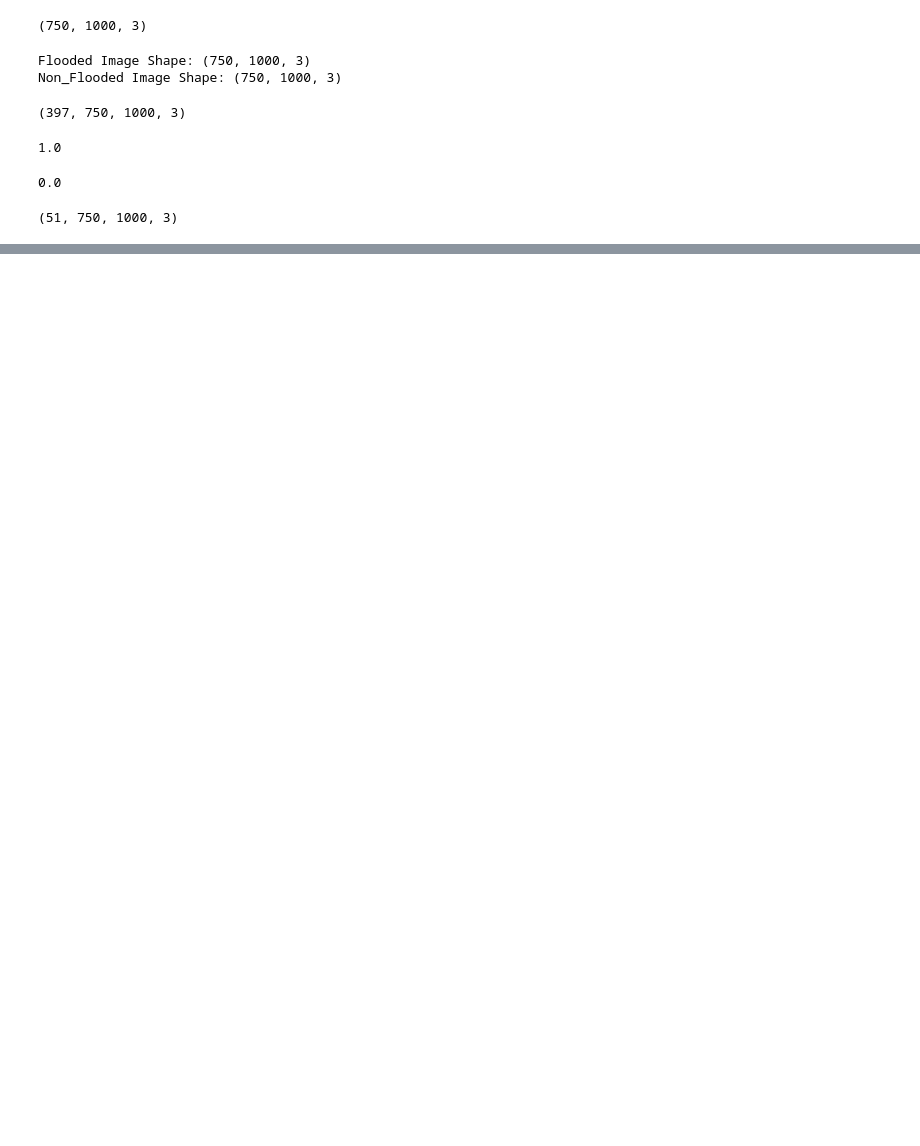
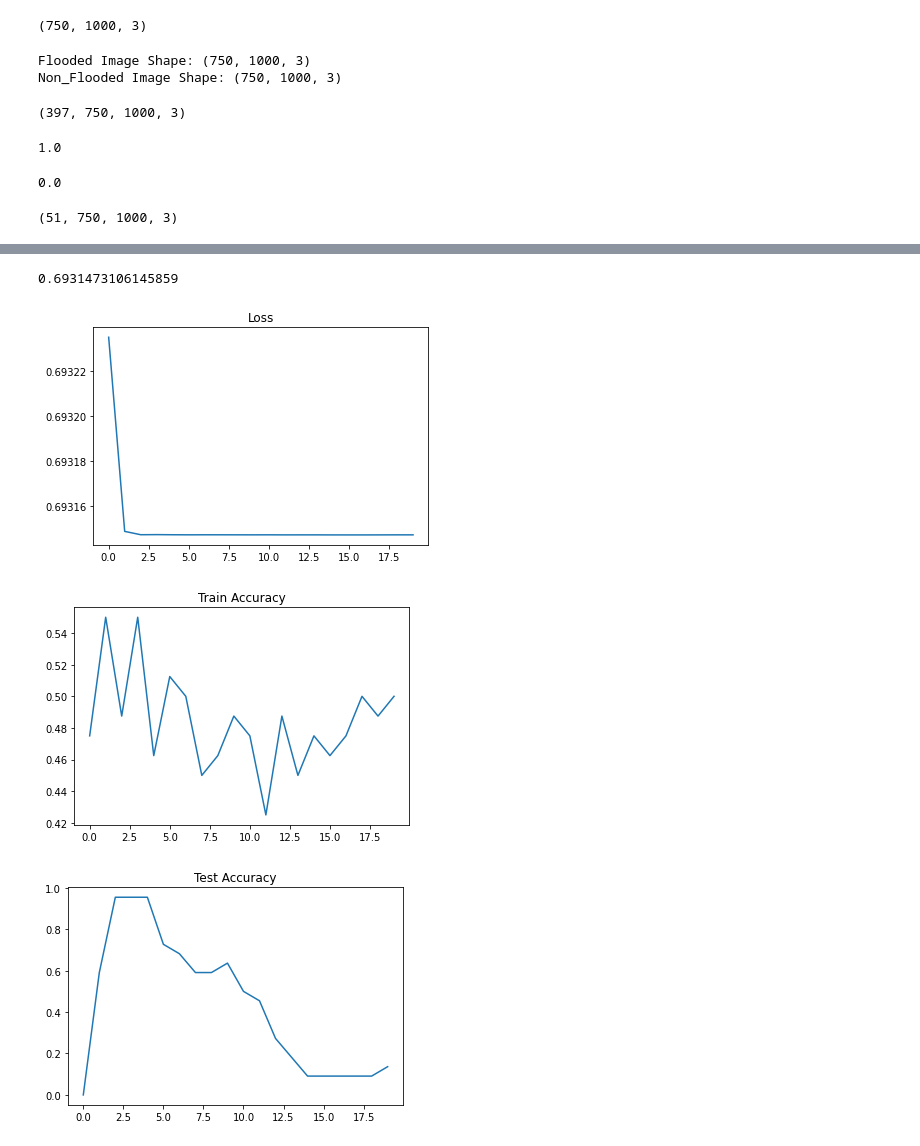
Before and after one commit to msbutler/cs205final, a Jupyter notebook: supervised.ipynb, the cells around one changed output, grey strips where cells are left out. Cells and saved outputs as stored; diff of their text form; code cells hidden in the pictures; blank space fills up the shorter version.

```diff
--- a/supervised.ipynb
+++ b/supervised.ipynb
@@ -217,7 +228,7 @@ optimizer = tf.train.AdamOptimizer(learning_rate=1e-4).minimize(cost)
 
 # initialize variables
 init = tf.global_variables_initializer()
-training_iters = 5
+training_iters = 20
 batch_size = 2#len(train_idx)
 # %%
 # train model
@@ -252,9 +263,7 @@ with tf.Session(config=config) as sess:
         ave_loss = loss_total/num_batches
         ave_acc = acc_total/num_batches
 
-        print("Iter " + str(i) + ", Loss= " + \
-                      "{:.6f}".format(ave_loss) + ", Training Accuracy= " + \
-                      "{:.5f}".format(ave_acc))
+
 
         # Calculate accuracy for all test images
         test_acc,valid_loss = sess.run([accuracy,cost],
@@ -263,6 +272,9 @@ with tf.Session(config=config) as sess:
         test_loss.append(valid_loss)
         train_accuracy.append(ave_acc)
         test_accuracy.append(test_acc)
-        print("Testing Accuracy:","{:.5f}".format(test_acc))
+        print("Iter " + str(i) + ", Loss= " + \
+                      "{:.6f}".format(ave_loss) + ", Training Accuracy= " + \
+                      "{:.5f}".format(ave_acc)+ \
+                      " ,Testing Accuracy:","{:.5f}".format(test_acc))
     summary_writer.close()
 # %% [output]
@@ -272,0 +301,13 @@ Original stack trace for 'Conv2D_6':
+# %%
+ave_loss
+# %% [output]
+0.6931473106145859
+# %%
+for title, data in {"Loss":train_loss,"Train Accuracy": train_accuracy, "Test Accuracy": test_accuracy}.items():
+    plt.plot(data)
+    plt.title(title)
+    plt.show()
+# %% [output]
+[figure, added]
+[figure, added]
+[figure, added]
```
Also changed, not shown: parts of 4 cells of this notebook, 1 other file.
